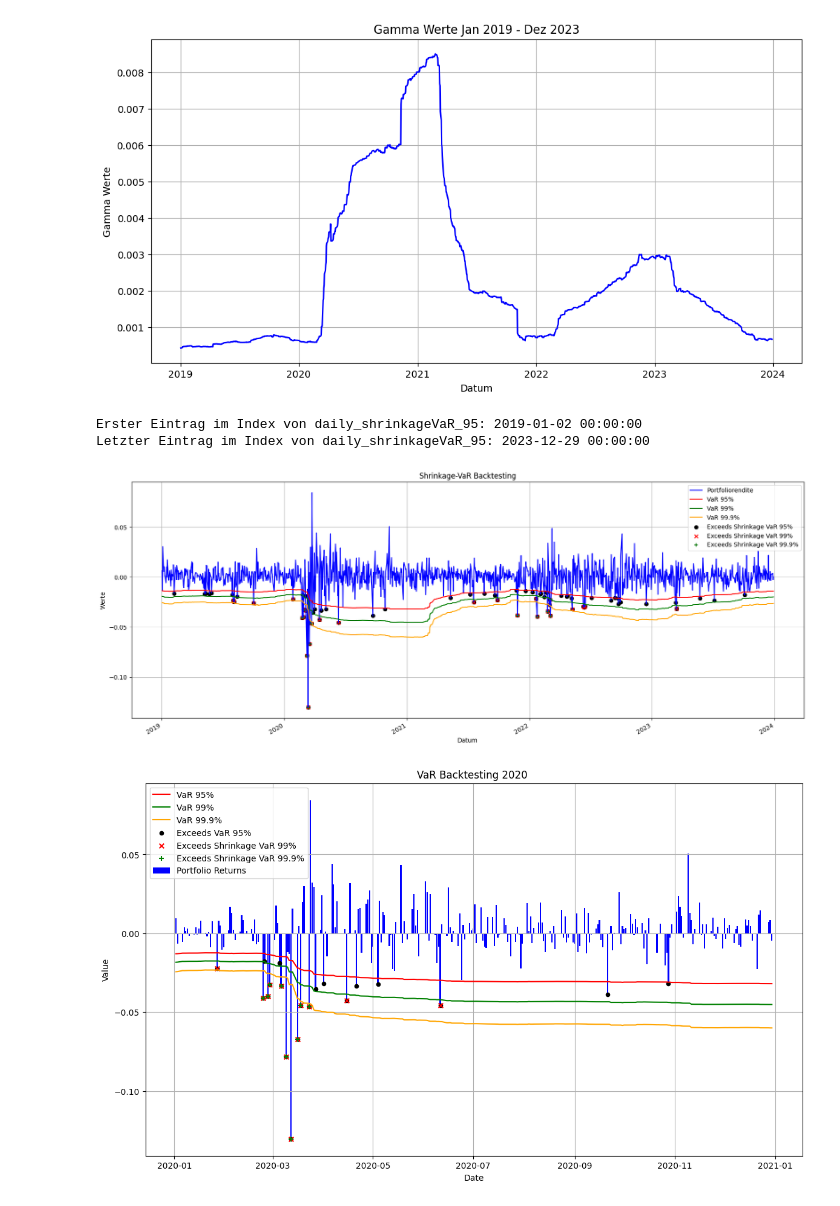
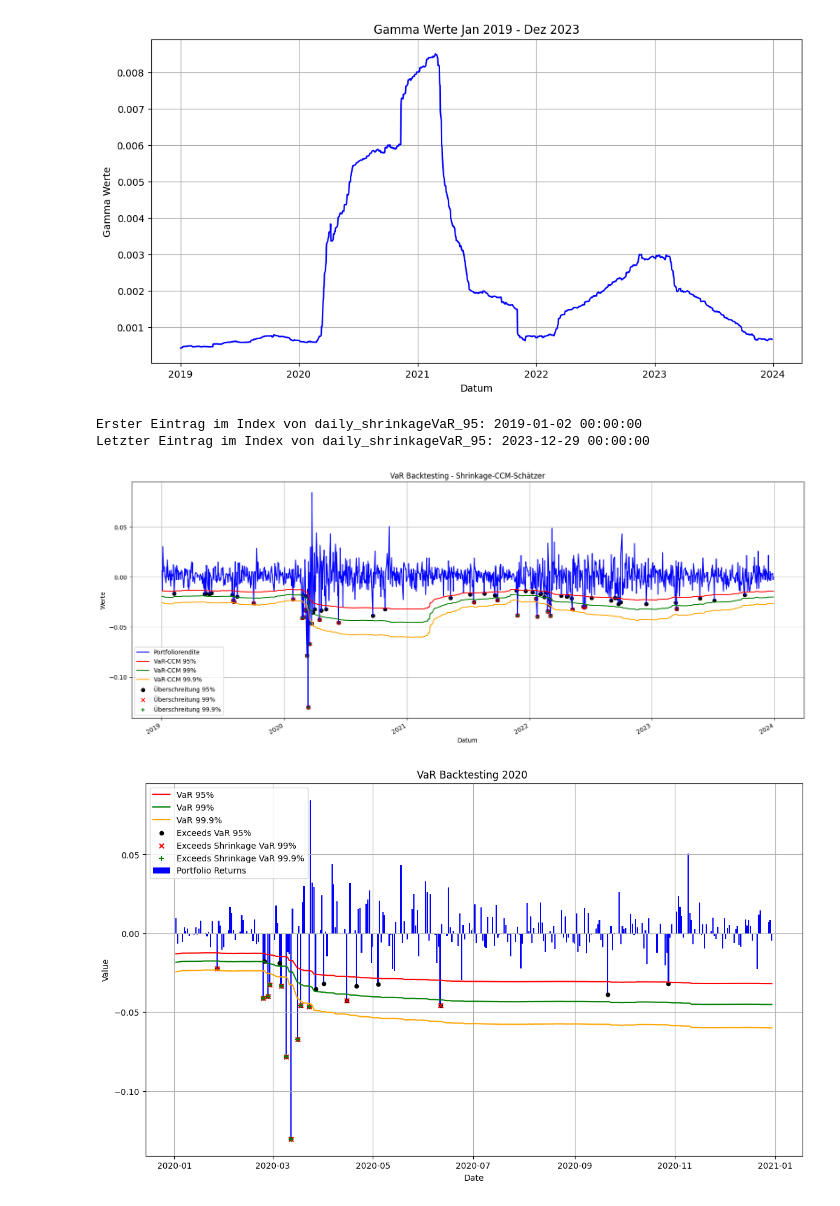
Before and after one commit to minhanhh1/MasterArbeitCode, a Jupyter notebook: SchätzungVaR.ipynb, the cells around one changed output. Saved outputs shown, nothing was run; the diff lists cells and outputs as text; code cells hidden in the pictures.

Commit message:
update backtest basel ampel, fix code

```diff
--- a/SchätzungVaR.ipynb
+++ b/SchätzungVaR.ipynb
@@ -678,41 +698,41 @@ rolling_daily_returns_cor.index = pd.to_datetime(returns.index[250:250 + len(rol
 exceeds_shrinkageVaR_95 = rolling_daily_returns_cor['GV'] < daily_shrinkageVaR_95['VaR']
 exceeds_shrinkageVaR_99 = rolling_daily_returns_cor['GV'] < daily_shrinkageVaR_99['VaR']
 exceeds_shrinkageVaR_999 = rolling_daily_returns_cor['GV'] < daily_shrinkageVaR_999['VaR']
 
 # Plotten der VaR-Werte und der Portfoliorenditen ab dem 2. Januar 2019
 plt.figure(figsize=(20, 8))
 plt.plot(rolling_daily_returns_cor.index, rolling_daily_returns_cor['GV'], label='Portfoliorendite', color='blue')
-plt.plot(daily_shrinkageVaR_95.index, daily_shrinkageVaR_95['VaR'], label='VaR 95%', color='red')
-plt.plot(daily_shrinkageVaR_99.index, daily_shrinkageVaR_99['VaR'], label='VaR 99%', color='green')
-plt.plot(daily_shrinkageVaR_999.index, daily_shrinkageVaR_999['VaR'], label='VaR 99.9%', color='orange')
+plt.plot(daily_shrinkageVaR_95.index, daily_shrinkageVaR_95['VaR'], label='VaR-CCM 95%', color='red')
+plt.plot(daily_shrinkageVaR_99.index, daily_shrinkageVaR_99['VaR'], label='VaR-CCM 99%', color='green')
+plt.plot(daily_shrinkageVaR_999.index, daily_shrinkageVaR_999['VaR'], label='VaR-CCM 99.9%', color='orange')
 
 # Schwarze Punkte für Überschreitungen plotten
-plt.scatter(rolling_daily_returns_cor.index[exceeds_shrinkageVaR_95], rolling_daily_returns_cor['GV'][exceeds_shrinkageVaR_95], color='black', marker='o', label='Exceeds Shrinkage VaR 95%')
-plt.scatter(rolling_daily_returns_cor.index[exceeds_shrinkageVaR_99], rolling_daily_returns_cor['GV'][exceeds_shrinkageVaR_99], color='red', marker='x', label='Exceeds Shrinkage VaR 99%')
-plt.scatter(rolling_daily_returns_cor.index[exceeds_shrinkageVaR_999], rolling_daily_returns_cor['GV'][exceeds_shrinkageVaR_999], color='green', marker='+', label='Exceeds Shrinkage VaR 99.9%')
+plt.scatter(rolling_daily_returns_cor.index[exceeds_shrinkageVaR_95], rolling_daily_returns_cor['GV'][exceeds_shrinkageVaR_95], color='black', marker='o', label='Überschreitung 95%')
+plt.scatter(rolling_daily_returns_cor.index[exceeds_shrinkageVaR_99], rolling_daily_returns_cor['GV'][exceeds_shrinkageVaR_99], color='red', marker='x', label='Überschreitung 99%')
+plt.scatter(rolling_daily_returns_cor.index[exceeds_shrinkageVaR_999], rolling_daily_returns_cor['GV'][exceeds_shrinkageVaR_999], color='green', marker='+', label='Überschreitung 99.9%')
 
 # Überprüfen des neuen Indexes von daily_normalVaR und daily_shrinkageVaR
 print("Erster Eintrag im Index von daily_shrinkageVaR_95:", daily_shrinkageVaR_95.index[0])
 print("Letzter Eintrag im Index von daily_shrinkageVaR_95:", daily_shrinkageVaR_95.index[-1])
 
 # X-Achse formatieren, um nur Jahre anzuzeigen
 ax = plt.gca()
 ax.xaxis.set_major_locator(mdates.YearLocator())
 ax.xaxis.set_major_formatter(mdates.ConciseDateFormatter(mdates.YearLocator()))
 
 # Verbesserung der Darstellung der X-Achse
 plt.gcf().autofmt_xdate()
 
 plt.xlabel('Datum')
 plt.ylabel('Werte')
-plt.title('Shrinkage-VaR Backtesting')
+plt.title('VaR Backtesting - Shrinkage-CCM-Schätzer')
 plt.legend()
 plt.grid(True)
 plt.show()
 # %% [output]
 Erster Eintrag im Index von daily_shrinkageVaR_95: 2019-01-02 00:00:00
 Letzter Eintrag im Index von daily_shrinkageVaR_95: 2023-12-29 00:00:00
-[figure, old version]
+[figure, new version]
 # %%
 # Zeitraum mit großen Änderungen identifizieren (z.B. März 2020)
 start_zoom_date = '2020-01-02'
```
Also changed, not shown: parts of 14 cells of this notebook.
